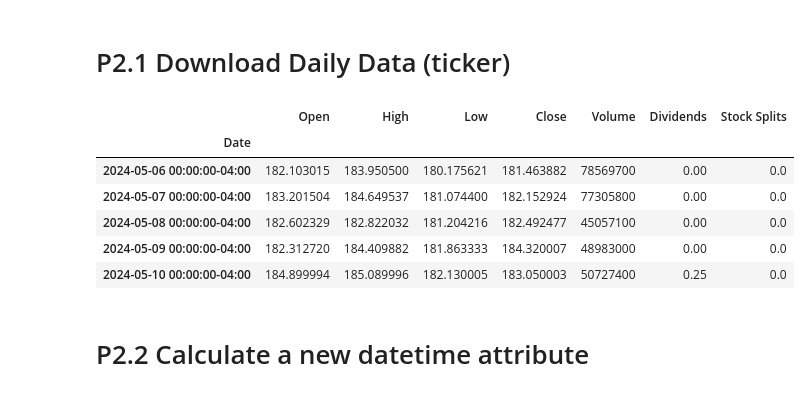
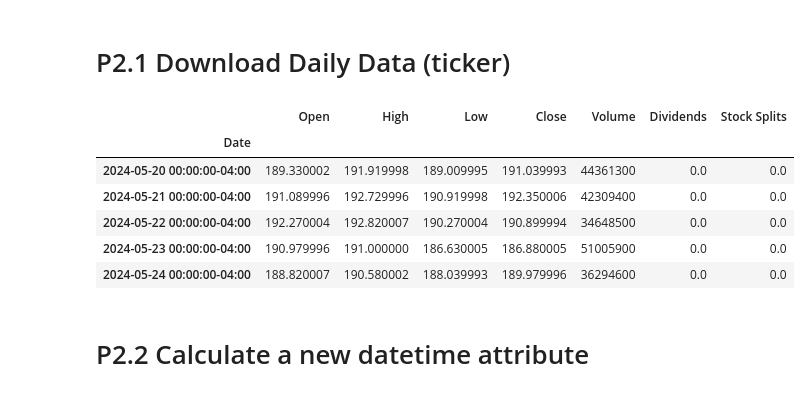
Before and after one commit to vishalh21/AlgoRhythmic-X, a Jupyter notebook: Assignment 0/ManasJainKuniya_230626/A0_sol.ipynb, the cells around one changed output. Saved outputs shown, nothing was run; the diff lists cells and outputs as text; code cells hidden in the pictures.

```diff
--- a/Assignment 0/ManasJainKuniya_230626/A0_sol.ipynb
+++ b/Assignment 0/ManasJainKuniya_230626/A0_sol.ipynb
@@ -225,17 +226,17 @@ sns.lineplot(data = SnP500_daily_df["Cumulative return"]*100, label="SnP500 retu
 # P2.1 Download Daily Data (ticker)
 # %%
 ticker = yf.Ticker('AAPL')
-aapl_df = ticker.history(period="1y")
+aapl_df = ticker.history(period="3y")
 aapl_df.tail()
 # aapl_df['Close'].plot(title="APPLE's stock price")
 # %% [output]
 |  | Open | High | Low | Close | Volume | Dividends | Stock Splits |
 | Date |  |  |  |  |  |  |  |
-| 2024-05-06 00:00:00-04:00 | 182.103015 | 183.950500 | 180.175621 | 181.463882 | 78569700 | 0.00 | 0.0 |
-| 2024-05-07 00:00:00-04:00 | 183.201504 | 184.649537 | 181.074400 | 182.152924 | 77305800 | 0.00 | 0.0 |
-| 2024-05-08 00:00:00-04:00 | 182.602329 | 182.822032 | 181.204216 | 182.492477 | 45057100 | 0.00 | 0.0 |
-| 2024-05-09 00:00:00-04:00 | 182.312720 | 184.409882 | 181.863333 | 184.320007 | 48983000 | 0.00 | 0.0 |
-| 2024-05-10 00:00:00-04:00 | 184.899994 | 185.089996 | 182.130005 | 183.050003 | 50727400 | 0.25 | 0.0 |
+| 2024-05-20 00:00:00-04:00 | 189.330002 | 191.919998 | 189.009995 | 191.039993 | 44361300 | 0.0 | 0.0 |
+| 2024-05-21 00:00:00-04:00 | 191.089996 | 192.729996 | 190.919998 | 192.350006 | 42309400 | 0.0 | 0.0 |
+| 2024-05-22 00:00:00-04:00 | 192.270004 | 192.820007 | 190.270004 | 190.899994 | 34648500 | 0.0 | 0.0 |
+| 2024-05-23 00:00:00-04:00 | 190.979996 | 191.000000 | 186.630005 | 186.880005 | 51005900 | 0.0 | 0.0 |
+| 2024-05-24 00:00:00-04:00 | 188.820007 | 190.580002 | 188.039993 | 189.979996 | 36294600 | 0.0 | 0.0 |
 # %% [markdown]
 # P2.2 Calculate a new datetime attribute
 # %%
```
Also changed, not shown: parts of 10 cells of this notebook, 2 other files.
